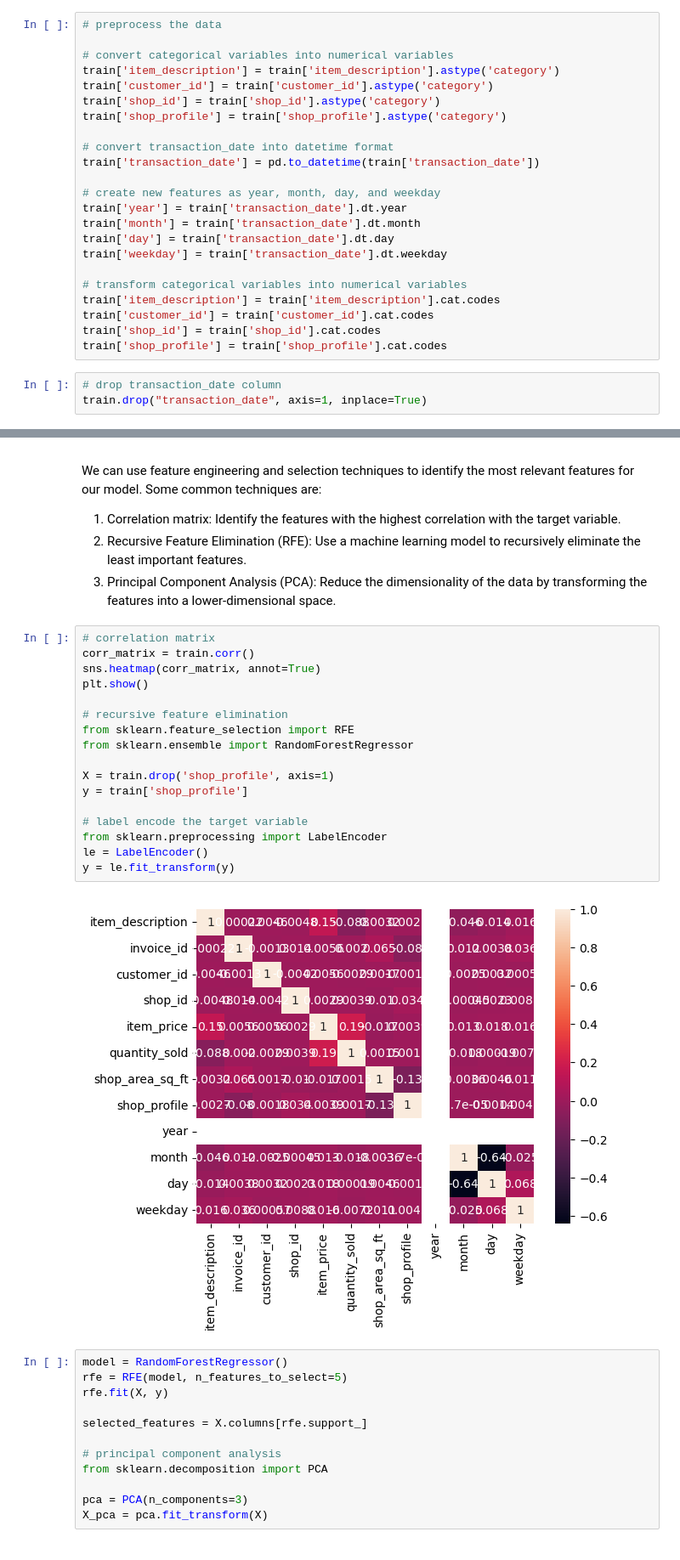
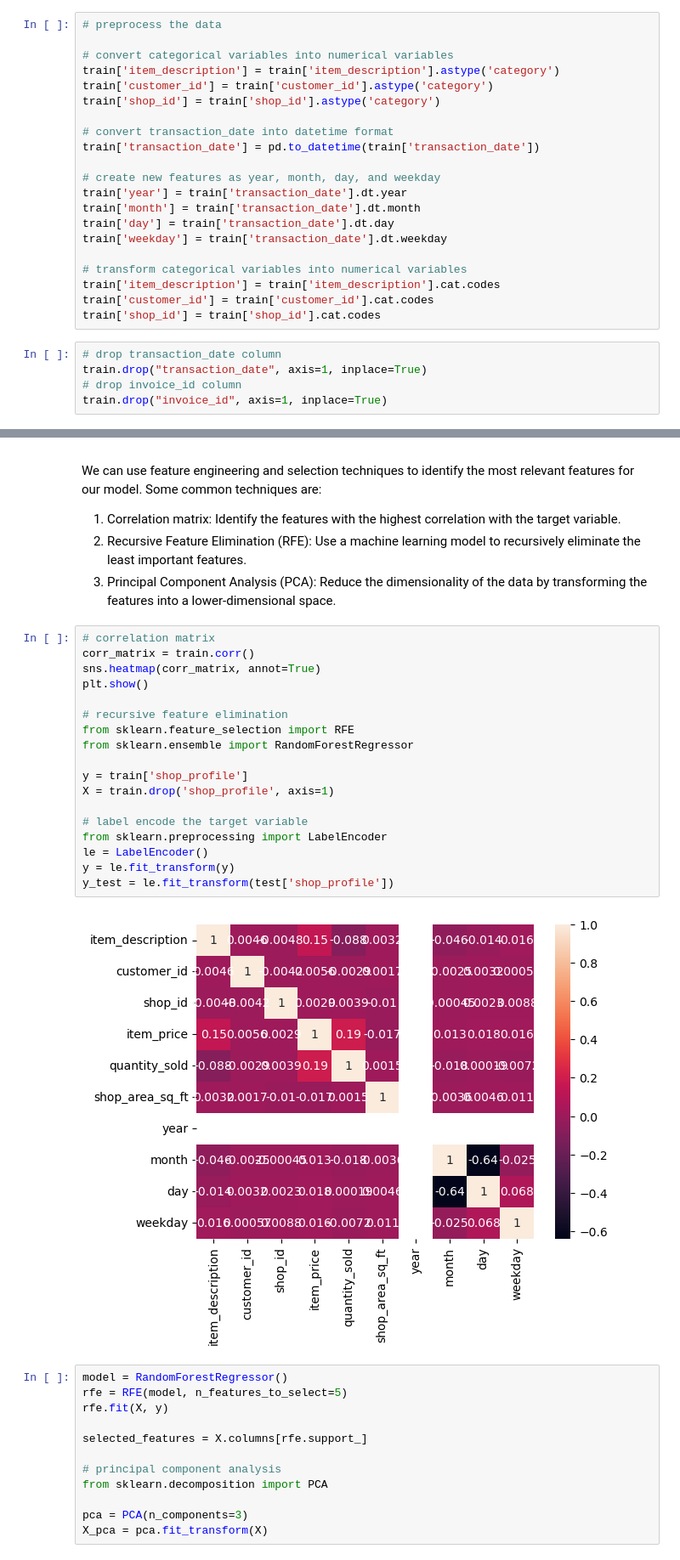
Before and after one commit to AnoshanJ/Datastorm4.0, a Jupyter notebook: Day 1/Code1.ipynb, the cells around one changed output, grey strips where cells are left out. Shown at 85% size. Cells and saved outputs as stored; diff of their text form.

```diff
--- a/Day 1/Code1.ipynb
+++ b/Day 1/Code1.ipynb
@@ -80,7 +80,6 @@ dtype: int64
 train['item_description'] = train['item_description'].astype('category')
 train['customer_id'] = train['customer_id'].astype('category')
 train['shop_id'] = train['shop_id'].astype('category')
-train['shop_profile'] = train['shop_profile'].astype('category')
 
 # convert transaction_date into datetime format
 train['transaction_date'] = pd.to_datetime(train['transaction_date'])
@@ -95,10 +94,11 @@ train['weekday'] = train['transaction_date'].dt.weekday
 train['item_description'] = train['item_description'].cat.codes
 train['customer_id'] = train['customer_id'].cat.codes
 train['shop_id'] = train['shop_id'].cat.codes
-train['shop_profile'] = train['shop_profile'].cat.codes
 # %%
 # drop transaction_date column
 train.drop("transaction_date", axis=1, inplace=True)
+# drop invoice_id column
+train.drop("invoice_id", axis=1, inplace=True)
 # %% [markdown]
 ## Feature Engineering and Selection
 We can use feature engineering and selection techniques to identify the most relevant features for our model. Some common techniques are:
@@ -109,22 +109,23 @@ We can use feature engineering and selection techniques to identify the most rel
 # %%
 # correlation matrix
 corr_matrix = train.corr()
 sns.heatmap(corr_matrix, annot=True)
 plt.show()
 
 # recursive feature elimination
 from sklearn.feature_selection import RFE
 from sklearn.ensemble import RandomForestRegressor
 
+y = train['shop_profile']
 X = train.drop('shop_profile', axis=1)
-y = train['shop_profile']
 
 # label encode the target variable
 from sklearn.preprocessing import LabelEncoder
 le = LabelEncoder()
 y = le.fit_transform(y)
+y_test = le.fit_transform(test['shop_profile'])
 # %% [output]
-[figure, old version]
+[figure, new version]
 # %%
 model = RandomForestRegressor()
 rfe = RFE(model, n_features_to_select=5)
```
Also changed, not shown: parts of 4 cells of this notebook, 1 other file.
